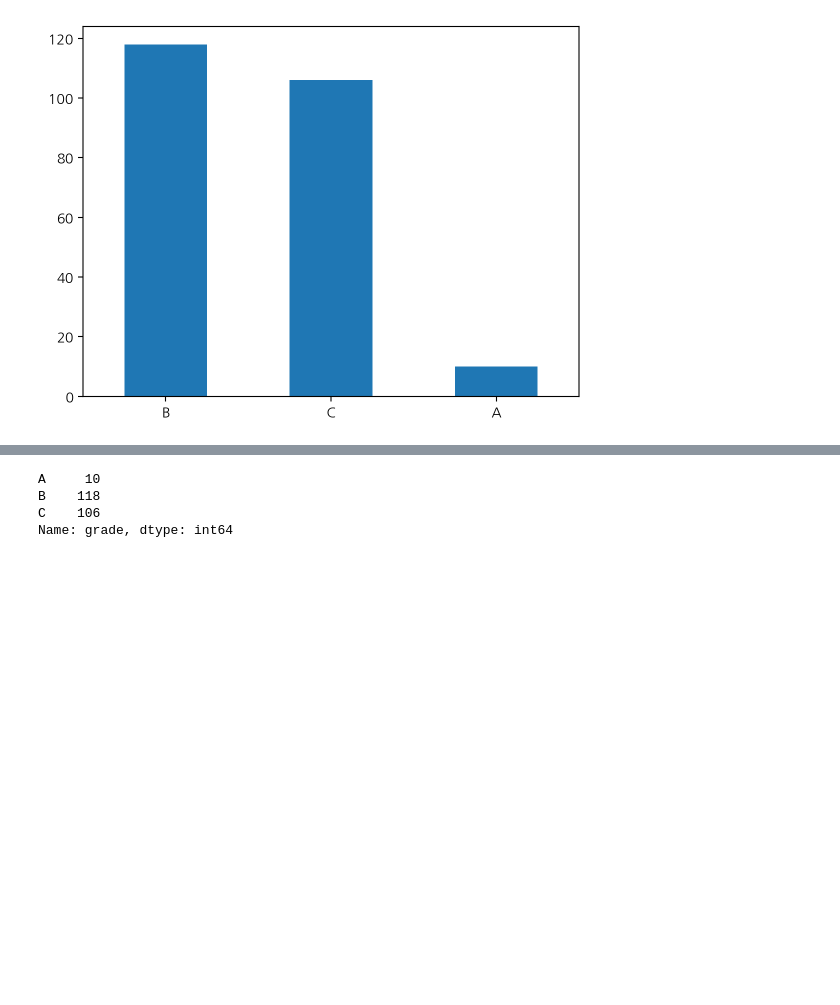
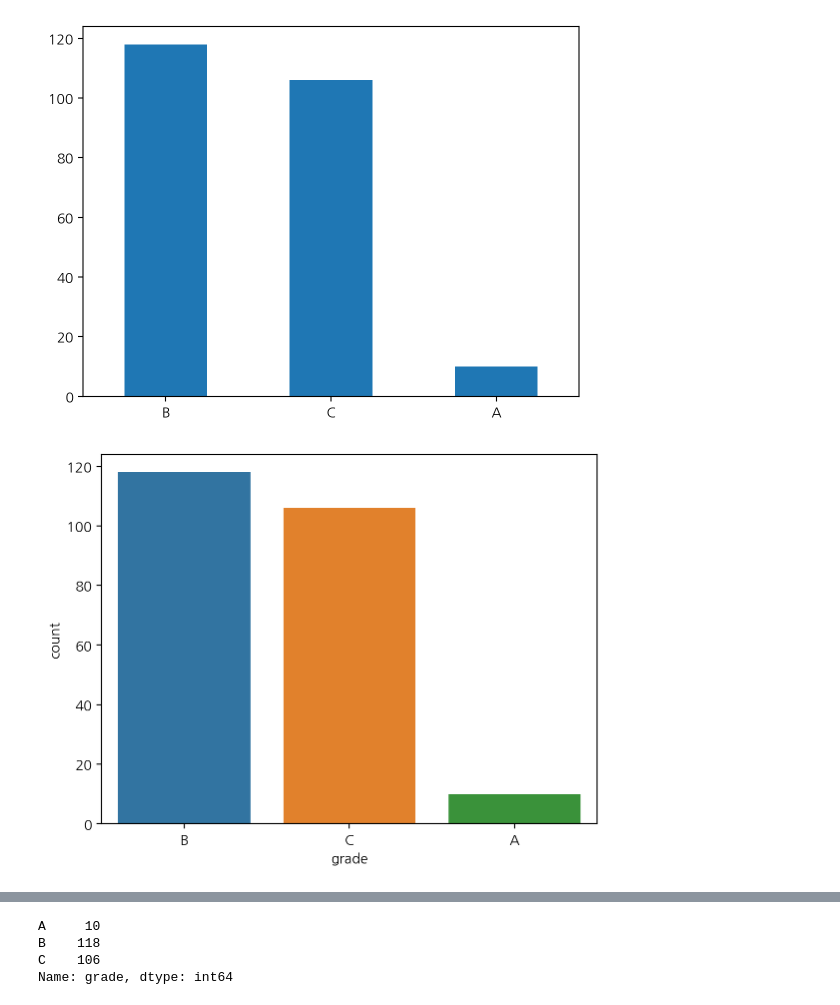
Before and after one commit to JD12321/2024-1-my-BDA, a Jupyter notebook: inclass/03w_0322_fri_ch05_dataframe_medium.ipynb, the cells around one changed output, grey strips where cells are left out. Drawn from its saved outputs; the diff is of its cells as text; code cells hidden in the pictures; blank space fills up the shorter version.

```diff
--- a/inclass/03w_0322_fri_ch05_dataframe_medium.ipynb
+++ b/inclass/03w_0322_fri_ch05_dataframe_medium.ipynb
@@ -660,3 +737,7 @@ count_grade.plot.bar(rot=0) # 등급 빈도 막대 그래프 만들기
 # %% [output]
 <Axes: >
 [figure]
+# %%
+sns.countplot(mpg, x="grade", hue="grade");
+# %% [output]
+[figure, added]
```
Also changed, not shown: parts of 81 cells of this notebook.
